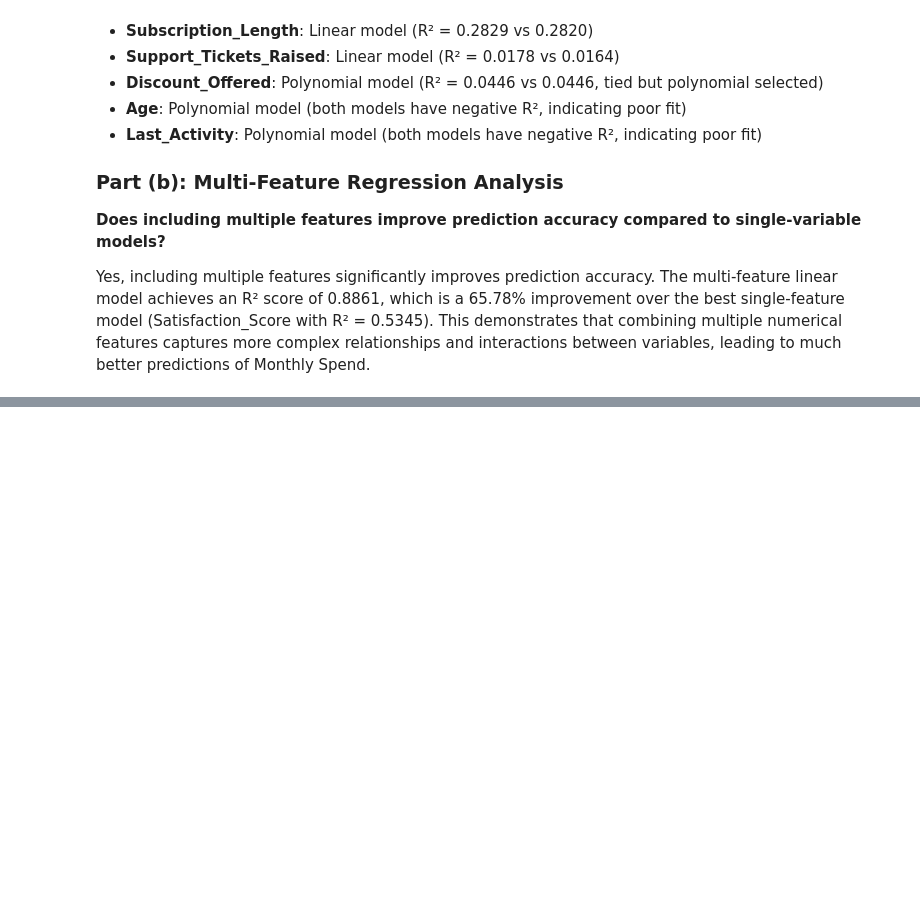
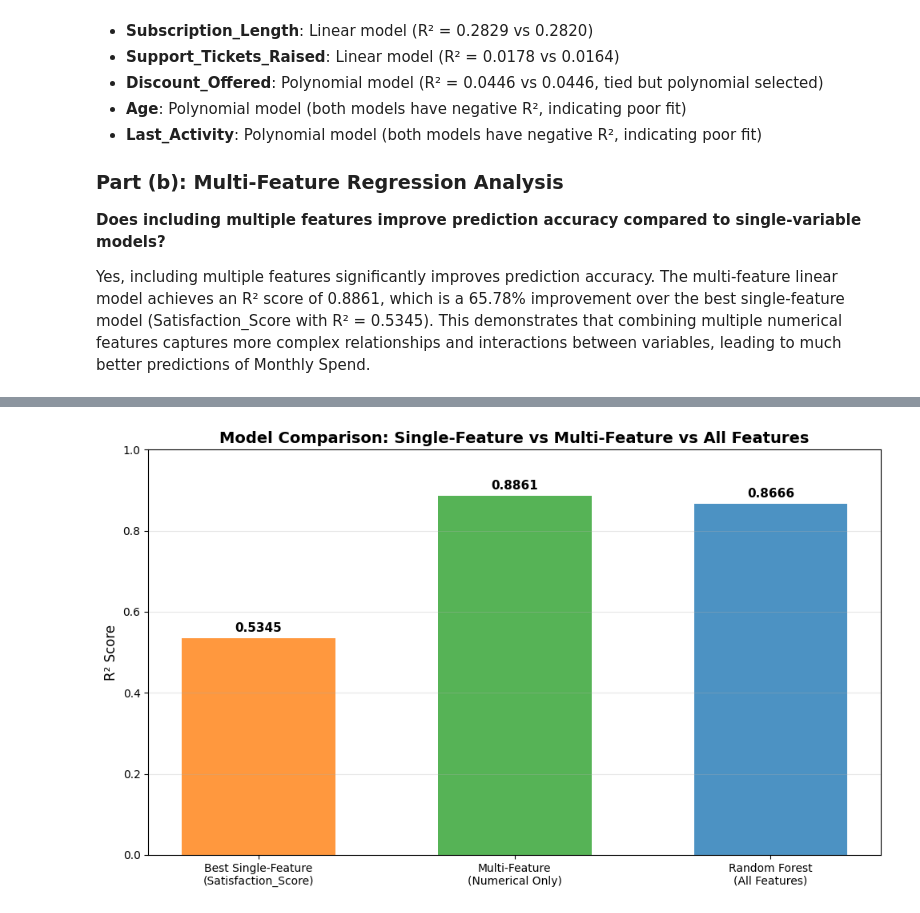
Before and after one commit to dannywu1101/AIFinalProject, a Jupyter notebook: Component1.ipynb, the cells around one changed output, grey strips where cells are left out. Drawn from its saved outputs; the diff is of its cells as text; code cells hidden in the pictures; blank space fills up the shorter version.

```diff
--- a/Component1.ipynb
+++ b/Component1.ipynb
@@ -380,0 +483,27 @@ Yes, including multiple features significantly improves prediction accuracy. The
+# %%
+# Visualization: Compare all models
+fig, ax = plt.subplots(figsize=(10, 6))
+models = ['Best Single-Feature\n(Satisfaction_Score)',
+          'Multi-Feature\n(Numerical Only)',
+          'Random Forest\n(All Features)']
+r2_scores = [best_single_r2, best_multi_r2, rf_r2]
+colors = ['#ff7f0e', '#2ca02c', '#1f77b4']
+
+bars = ax.bar(models, r2_scores, color=colors, alpha=0.8, width=0.6)
+
+# Add value labels on bars
+for bar, score in zip(bars, r2_scores):
+    height = bar.get_height()
+    ax.text(bar.get_x() + bar.get_width()/2., height + 0.01,
+            f'{score:.4f}', ha='center', va='bottom', fontsize=11, fontweight='bold')
+
+ax.set_ylabel('R² Score', fontsize=12)
+ax.set_title('Model Comparison: Single-Feature vs Multi-Feature vs All Features',
+             fontsize=14, fontweight='bold')
+ax.set_ylim([0, 1.0])
+ax.grid(axis='y', alpha=0.3)
+
+plt.tight_layout()
+plt.show()
+# %% [output]
+[figure, added]
```
Also changed, not shown: parts of 15 cells of this notebook.
